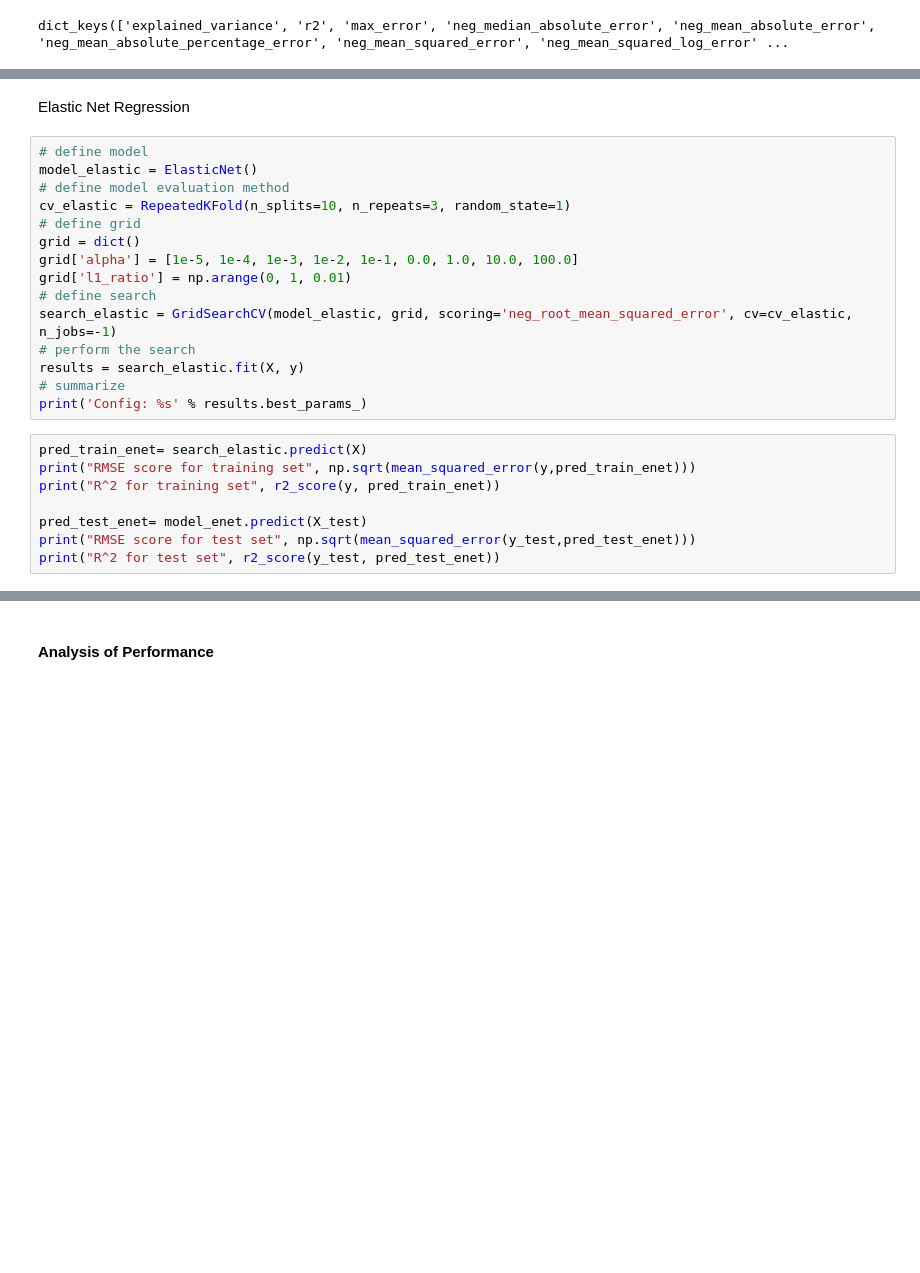
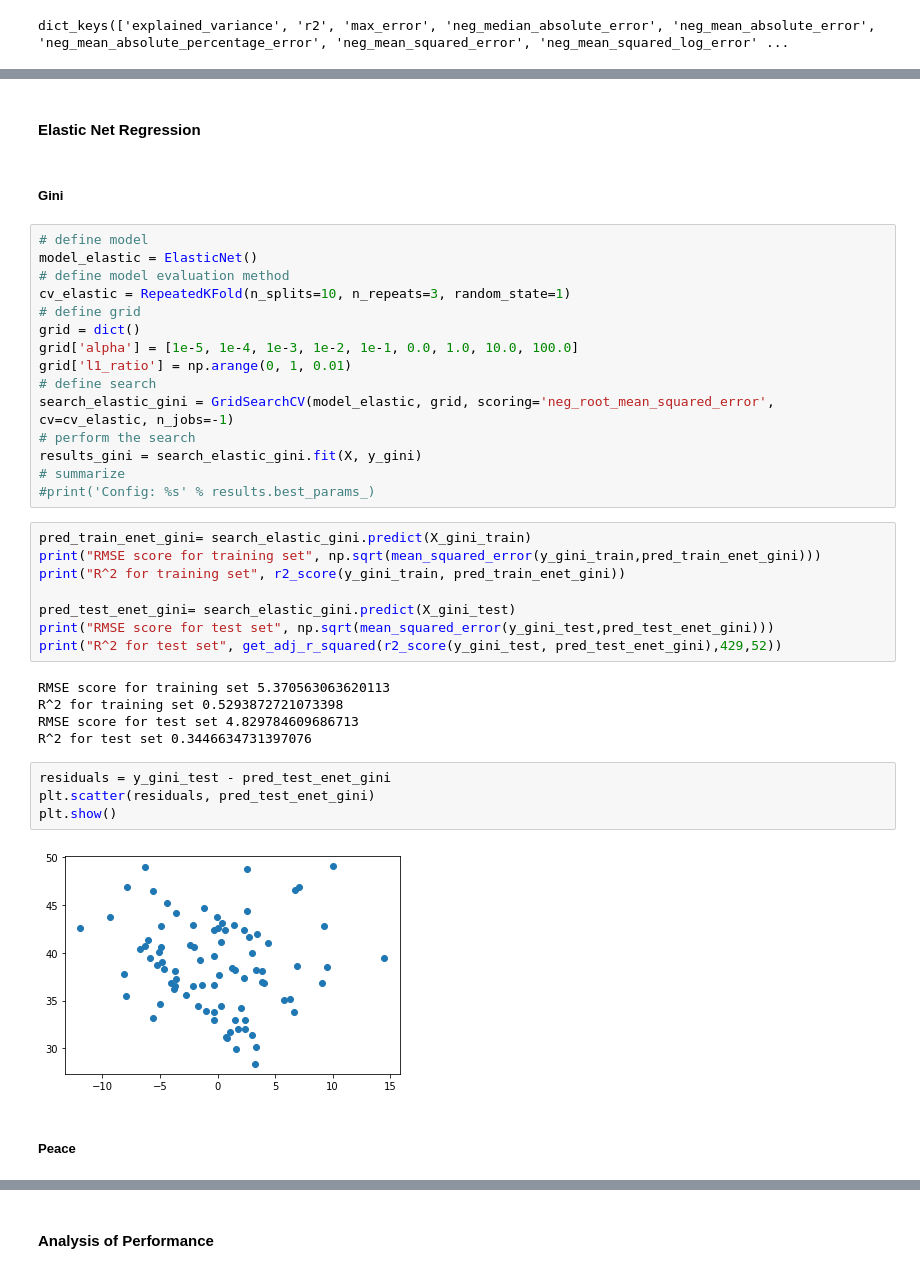
Before and after one commit to kr1k-boop/Analysis-of-Influence-of-Internet-on-National-Development, a Jupyter notebook: Models_DAProj.ipynb, the cells around one changed output, grey strips where cells are left out. Cells and saved outputs as stored; diff of their text form; blank space fills up the shorter version.

Commit message:
final upload of models

```diff
--- a/Models_DAProj.ipynb
+++ b/Models_DAProj.ipynb
@@ -564,5 +721,7 @@ regressors.stats.coef_pval(rr_scaled, X_train, Y_train)
 # %% [markdown]
-Elastic Net Regression
+#### Elastic Net Regression
+# %% [markdown]
+##### Gini
 # %%
 # define model
 model_elastic = ElasticNet()
@@ -573,16 +732,29 @@ grid = dict()
 grid['alpha'] = [1e-5, 1e-4, 1e-3, 1e-2, 1e-1, 0.0, 1.0, 10.0, 100.0]
 grid['l1_ratio'] = np.arange(0, 1, 0.01)
 # define search
-search_elastic = GridSearchCV(model_elastic, grid, scoring='neg_root_mean_squared_error', cv=cv_elastic, n_jobs=-1)
+search_elastic_gini = GridSearchCV(model_elastic, grid, scoring='neg_root_mean_squared_error', cv=cv_elastic, n_jobs=-1)
 # perform the search
-results = search_elastic.fit(X, y)
+results_gini = search_elastic_gini.fit(X, y_gini)
 # summarize
-print('Config: %s' % results.best_params_)
+#print('Config: %s' % results.best_params_)
 # %%
-pred_train_enet= search_elastic.predict(X)
-print("RMSE score for training set", np.sqrt(mean_squared_error(y,pred_train_enet)))
-print("R^2 for training set", r2_score(y, pred_train_enet))
+pred_train_enet_gini= search_elastic_gini.predict(X_gini_train)
+print("RMSE score for training set", np.sqrt(mean_squared_error(y_gini_train,pred_train_enet_gini)))
+print("R^2 for training set", r2_score(y_gini_train, pred_train_enet_gini))
 
-pred_test_enet= model_enet.predict(X_test)
-print("RMSE score for test set", np.sqrt(mean_squared_error(y_test,pred_test_enet)))
-print("R^2 for test set", r2_score(y_test, pred_test_enet))
+pred_test_enet_gini= search_elastic_gini.predict(X_gini_test)
+print("RMSE score for test set", np.sqrt(mean_squared_error(y_gini_test,pred_test_enet_gini)))
+print("R^2 for test set", get_adj_r_squared(r2_score(y_gini_test, pred_test_enet_gini),429,52))
+# %% [output]
+RMSE score for training set 5.370563063620113
+R^2 for training set 0.5293872721073398
+RMSE score for test set 4.829784609686713
+R^2 for test set 0.3446634731397076
+# %%
+residuals = y_gini_test - pred_test_enet_gini
+plt.scatter(residuals, pred_test_enet_gini)
+plt.show()
+# %% [output]
+[figure, added]
+# %% [markdown]
+##### Peace
```
Also changed, not shown: parts of 76 cells of this notebook.
